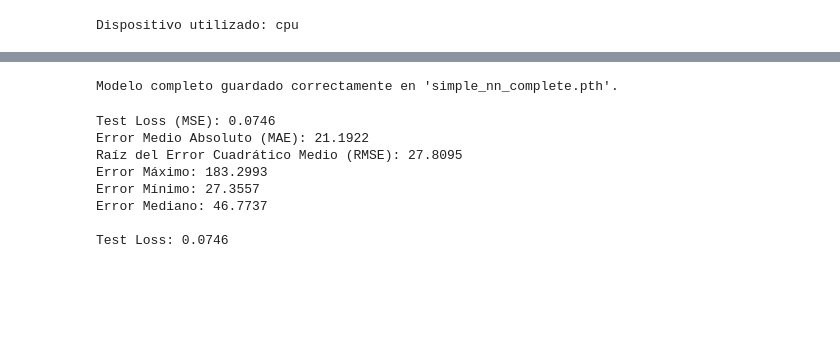
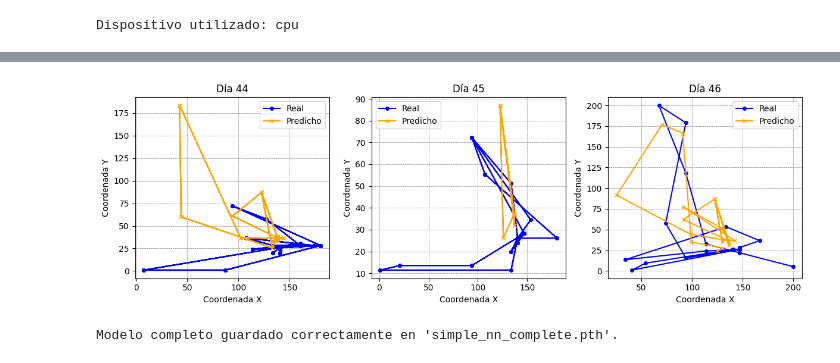
Before and after one commit to Usytwm/Human-Mobility-Prediction-Thesis, a Jupyter notebook: notebooks/SimpleNN.ipynb, the cells around one changed output, grey strips where cells are left out. Drawn from its saved outputs; the diff is of its cells as text; code cells hidden in the pictures; blank space fills up the shorter version.

```diff
--- a/notebooks/SimpleNN.ipynb
+++ b/notebooks/SimpleNN.ipynb
@@ -238,0 +209,16 @@ class SimpleNN(nn.Module):
+# %%
+class SimpleNN(nn.Module):
+    """
+    Red neuronal para predicción multi-step basada en días.
+    """
+
+    def __init__(self, input_size=3, hidden_size=128, output_size=3):
+        super(SimpleNN, self).__init__()
+        self.hidden_size = hidden_size
+        self.fc1 = nn.Linear(input_size, hidden_size)  # Primera capa
+        self.fc2 = nn.Linear(hidden_size, output_size)  # Salida dinámica
+
+    def forward(self, x):
+        x = torch.relu(self.fc1(x))  # Aplicar capa oculta
+        x = self.fc2(x)  # Salida
+        return x  # Mantiene el tamaño dinámico: [batch_size, seq_len, output_size]
@@ -313,61 +541,12 @@ Epoch [30/30], Train Loss: 0.0169, Val Loss: 0.0394
+# %%
+# Graficar las predicciones de un usuario para días específicos
+plot_user_predictions_by_day(
+    model, user_id=99998, df=test_df, scaler=test_scaler, days_to_plot=[44, 45,46]
+)
+# %% [output]
+[figure, added]
 # %%
 torch.save(model, "../Data/Models/Simple_NN.pth")
 print("Modelo completo guardado correctamente en 'simple_nn_complete.pth'.")
 # %% [output]
 Modelo completo guardado correctamente en 'simple_nn_complete.pth'.
-# %%
-from sklearn.metrics import mean_absolute_error, mean_squared_error
-
-try:
-    model = torch.load("../Data/Models/Simple_NN.pth")
-except:
-    model = model
-
-model.eval()
-test_losses = []
-predictions, targets = [], []
-
-with torch.no_grad():
-    for X, y in test_loader:
-        X, y = X.to(device), y.to(device)
-        outputs = model(X)
-        loss = nn.MSELoss()(outputs, y)
-        test_losses.append(loss.item())
-        outputs = scaler.inverse_transform(outputs)
-        y = scaler.inverse_transform(y)
-        predictions.extend(outputs)
-        targets.extend(y)
-
-# Convertir a numpy arrays para el cálculo de métricas
-predictions = np.array(predictions)
-targets = np.array(targets)
-
-# Calcular errores (diferencia entre predicción y objetivo)
-errors = predictions - targets
-all_errors = np.sqrt(np.sum(errors**2, axis=1))  # Distancias euclidianas
-
-# Estadísticas
-global_mae = mean_absolute_error(targets, predictions)  # MAE
-global_rmse = np.sqrt(mean_squared_error(targets, predictions))  # RMSE
-error_max = np.max(all_errors)
-error_min = np.min(all_errors)
-error_median = np.median(all_errors)
-
-# Imprimir resultados
-print(f"Test Loss (MSE): {np.mean(test_losses):.4f}")
-print(f"Error Medio Absoluto (MAE): {global_mae:.4f}")
-print(f"Raíz del Error Cuadrático Medio (RMSE): {global_rmse:.4f}")
-print(f"Error Máximo: {error_max:.4f}")
-print(f"Error Mínimo: {error_min:.4f}")
-print(f"Error Mediano: {error_median:.4f}")
-
-print(f"\nTest Loss: {np.mean(test_losses):.4f}")
-# %% [output]
-Test Loss (MSE): 0.0746
-Error Medio Absoluto (MAE): 21.1922
-Raíz del Error Cuadrático Medio (RMSE): 27.8095
-Error Máximo: 183.2993
-Error Mínimo: 27.3557
-Error Mediano: 46.7737
-
-Test Loss: 0.0746
```
Also changed, not shown: parts of 18 cells of this notebook, 5 other files.
